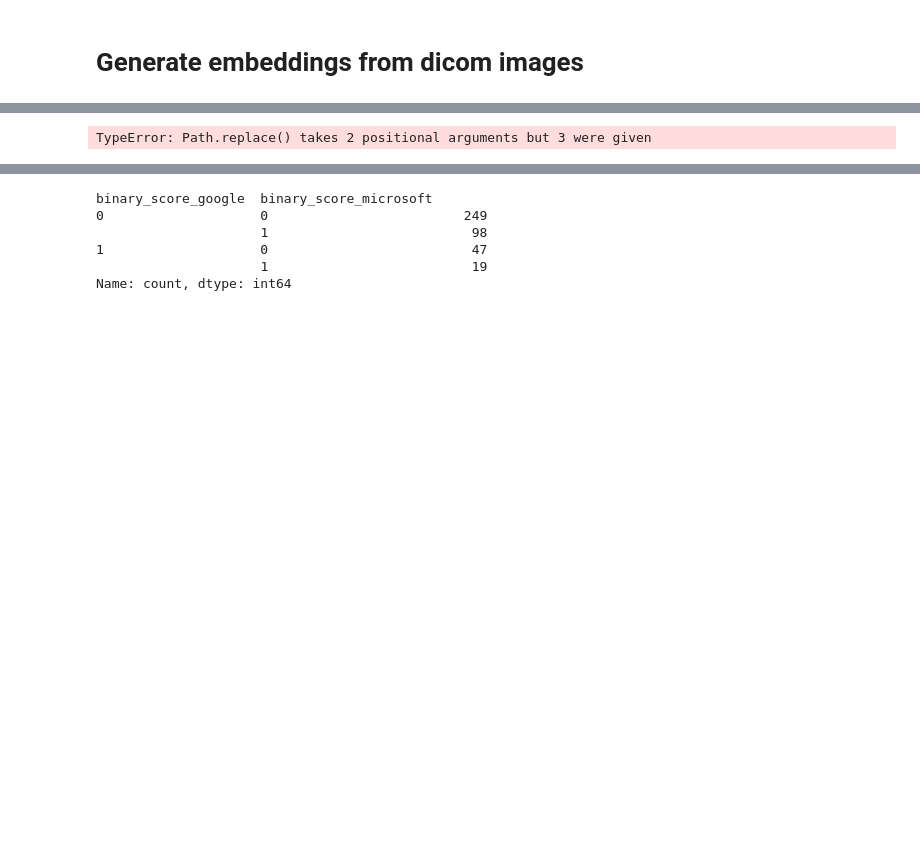
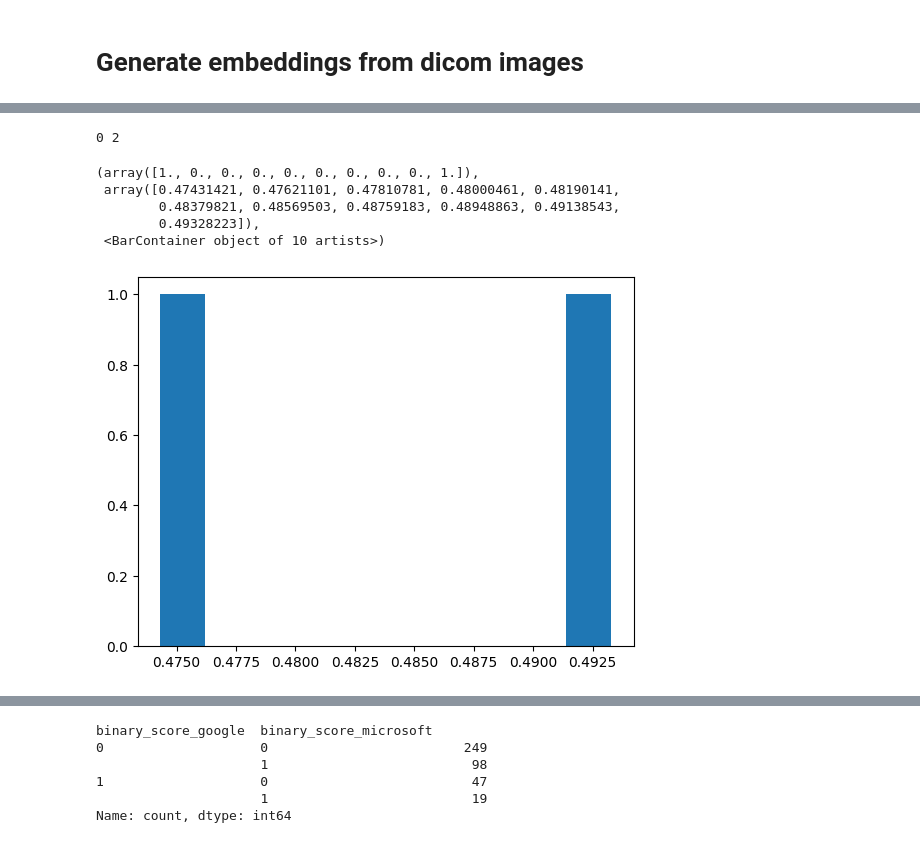
Before and after one commit to snowgecko/cxr-notebooks, a Jupyter notebook: cxr_foundation.ipynb, the cells around one changed output, grey strips where cells are left out. Drawn from its saved outputs; the diff is of its cells as text; code cells hidden in the pictures; blank space fills up the shorter version.

```diff
--- a/cxr_foundation.ipynb
+++ b/cxr_foundation.ipynb
@@ -340,18 +338,38 @@ for index, row in image_embeddings_df.iterrows():
   similarity_score = zero_shot(image_embedding, positive_text_embedding[0], negative_text_embedding[0])
   # Store the similarity score in a new column named 'score'
   image_embeddings_df.loc[index, 'score'] = similarity_score
-
-# image_embeddings_df.to_csv('ptx_image_embeddings_with_scores.csv', index=False)
+  image_embeddings_df.to_csv('ptx_image_embeddings_with_scores.csv', index=False)
 # %%
+#data_dir = root_dir / 'PTXHeadtoHeadSmall'   # use the exact folder name as on Drive
+#final_df = pd.DataFrame()
+#final_df['image_paths'] = image_embeddings_df['image_paths'].apply(lambda x: x.replace((str(data_dir)+'/'), ''))
+#final_df['score'] = image_embeddings_df['score']/2+0.5
+#final_df['binary_score'] = final_df['score'].apply(lambda x: 1 if x >= 0.5 else 0)
+
+data_dir = Path(data_dir)  # <-- set yours
+def to_rel(p, base=data_dir):
+    p = Path(p)
+    try:
+        return p.resolve().relative_to(base.resolve()).as_posix()
+    except Exception:
+        return p.name  # fallback if not under base
+
 final_df = pd.DataFrame()
-final_df['image_paths'] = image_embeddings_df['image_paths'].apply(lambda x: x.replace((str(root_dir)+'/PTX Head to Head Study Data/'), ''))
-final_df['score'] = image_embeddings_df['score']/2+0.5
-final_df['binary_score'] = final_df['score'].apply(lambda x: 1 if x >= 0.5 else 0)
+final_df["image_paths"] = image_embeddings_df["image_paths"].map(to_rel)
+final_df["score"] = image_embeddings_df["score"]/2 + 0.5
+final_df["binary_score"] = final_df['score'].apply(lambda x: 1 if x >= 0.5 else 0)
+
 
 print(len(final_df[final_df['binary_score'] == 1]), len(final_df[final_df['binary_score'] == 0]))
 plt.hist(final_df['score'])
 # %% [output]
-TypeError: Path.replace() takes 2 positional arguments but 3 were given
+0 2
+(array([1., 0., 0., 0., 0., 0., 0., 0., 0., 1.]),
+ array([0.47431421, 0.47621101, 0.47810781, 0.48000461, 0.48190141,
+        0.48379821, 0.48569503, 0.48759183, 0.48948863, 0.49138543,
+        0.49328223]),
+ <BarContainer object of 10 artists>)
+[figure, added]
 # %%
 final_df.to_csv('ptx_google_scores.csv', index=False)
 # %%
```
Also changed, not shown: parts of 5 cells of this notebook.
